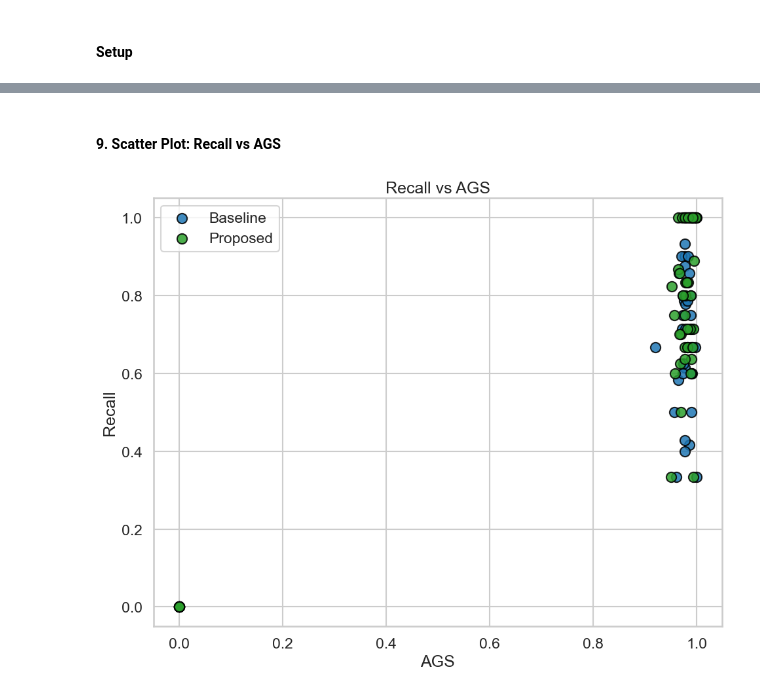
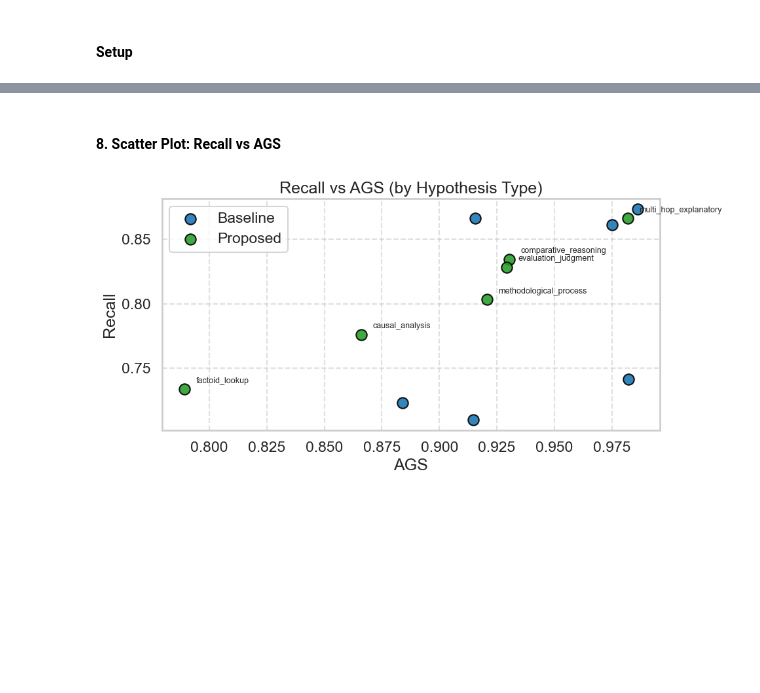
Before and after one commit to Josna-cardoza/rag-source-attribution, a Jupyter notebook: notebooks/main.ipynb, the cells around one changed output, grey strips where cells are left out. Cells and saved outputs as stored; diff of their text form; code cells hidden in the pictures; blank space fills up the shorter version.

```diff
--- a/notebooks/main.ipynb
+++ b/notebooks/main.ipynb
@@ -1407,9 +1445,15 @@ heatmap_cols = [
     "Baseline_AGS", "Proposed_AGS"
 ]
 
-heatmap_df = plot_df.set_index("Query_Label")[heatmap_cols]
+# Group by Hypothesis_Type and take mean
+heatmap_df = (
+    plot_df
+    .groupby("Hypothesis_Type")[heatmap_cols]
+    .mean()
+)
 
-plt.figure(figsize=(14, max(6, len(plot_df) * 0.5)))
+plt.figure(figsize=(10, 6))
+
 sns.heatmap(
     heatmap_df,
     annot=True,
@@ -1418,8 +1462,11 @@ sns.heatmap(
     linewidths=0.5,
     cbar_kws={"label": "Score"}
 )
-plt.title("Per-Query Heatmap of Precision, Recall, and AGS")
+
+plt.title("Heatmap of Mean Metrics by Hypothesis Type")
 plt.xlabel("Metrics")
-plt.ylabel("Queries")
-save_show_plot("06_two_system_metrics_heatmap.png")
+plt.ylabel("Hypothesis Type")
+
+plt.tight_layout()
+save_show_plot("grouped_metrics_heatmap.png")
 # %% [output]
@@ -1482,21 +1594,58 @@ save_show_plot("08_precision_vs_ags_scatter.png")
 # %% [markdown]
-#### **9. Scatter Plot: Recall vs AGS**
+#### **8. Scatter Plot: Recall vs AGS**
 # %%
-plt.figure(figsize=(10, 8))
+# Step 1: Aggregate by Hypothesis_Type
+grouped_scatter = (
+    plot_df
+    .groupby("Hypothesis_Type")[[
+        "Baseline_AGS", "Baseline_Rec",
+        "Proposed_AGS", "Proposed_Rec"
+    ]]
+    .mean()
+    .reset_index()
+)
+
+plt.figure(figsize=(10, 5))
+
+# Baseline points
 plt.scatter(
-    plot_df["Baseline_AGS"], plot_df["Baseline_Rec"],
-    s=120, color=COLORS["baseline"], label="Baseline",
-    alpha=0.85, edgecolors="black"
+    grouped_scatter["Baseline_AGS"],
+    grouped_scatter["Baseline_Rec"],
+    s=140,
+    color=COLORS["baseline"],
+    label="Baseline",
+    alpha=0.9,
+    edgecolors="black"
 )
+
+# Proposed points
 plt.scatter(
-    plot_df["Proposed_AGS"], plot_df["Proposed_Rec"],
-    s=120, color=COLORS["proposed"], label="Proposed",
-    alpha=0.85, edgecolors="black"
+    grouped_scatter["Proposed_AGS"],
+    grouped_scatter["Proposed_Rec"],
+    s=140,
+    color=COLORS["proposed"],
+    label="Proposed",
+    alpha=0.9,
+    edgecolors="black"
 )
+
+# Annotate hypothesis types
+for i, row in grouped_scatter.iterrows():
+    plt.text(
+        row["Proposed_AGS"] + 0.005,
+        row["Proposed_Rec"] + 0.005,
+        row["Hypothesis_Type"],
+        fontsize=9
+    )
+
 plt.xlabel("AGS")
 plt.ylabel("Recall")
-plt.title("Recall vs AGS")
-plt.legend()
-save_show_plot("09_recall_vs_ags_scatter.png")
+plt.title("Recall vs AGS (by Hypothesis Type)")
+
+plt.legend(frameon=True)
+plt.grid(True, linestyle="--", alpha=0.6)
+
+plt.tight_layout()
+save_show_plot("recall_vs_ags_scatter_grouped.png")
 # %% [output]
-[figure, old version]
+[figure, new version]
```
Also changed, not shown: parts of 27 cells of this notebook, 6 other files.
